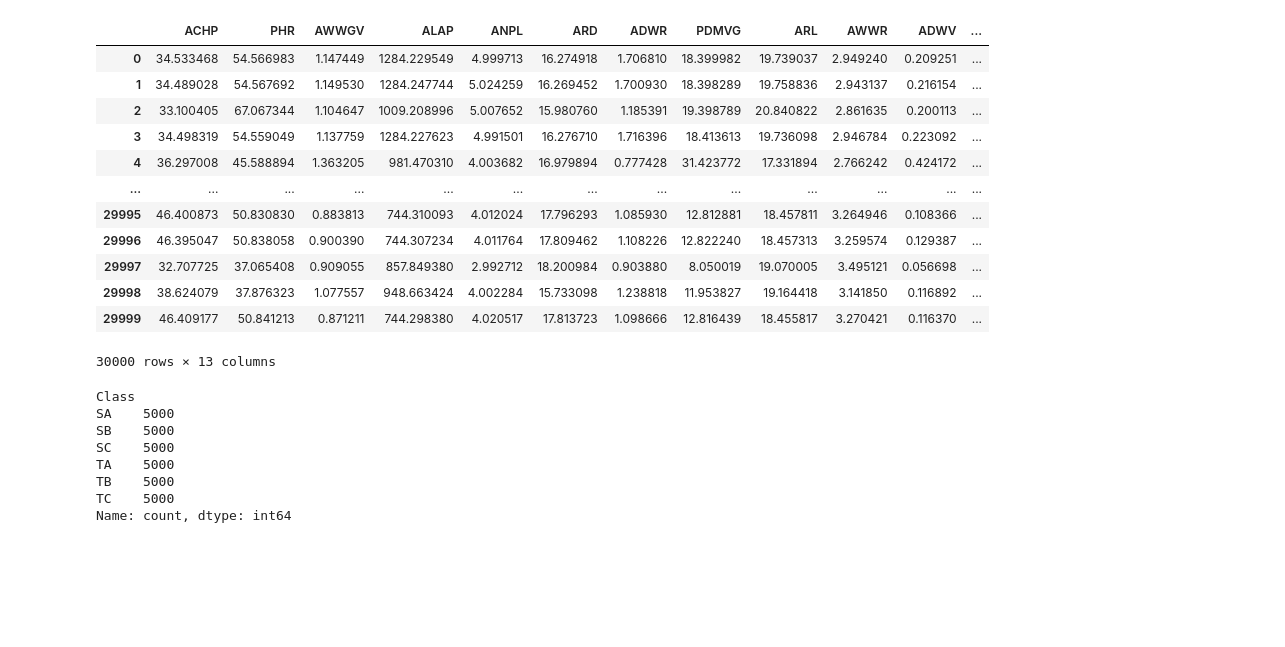
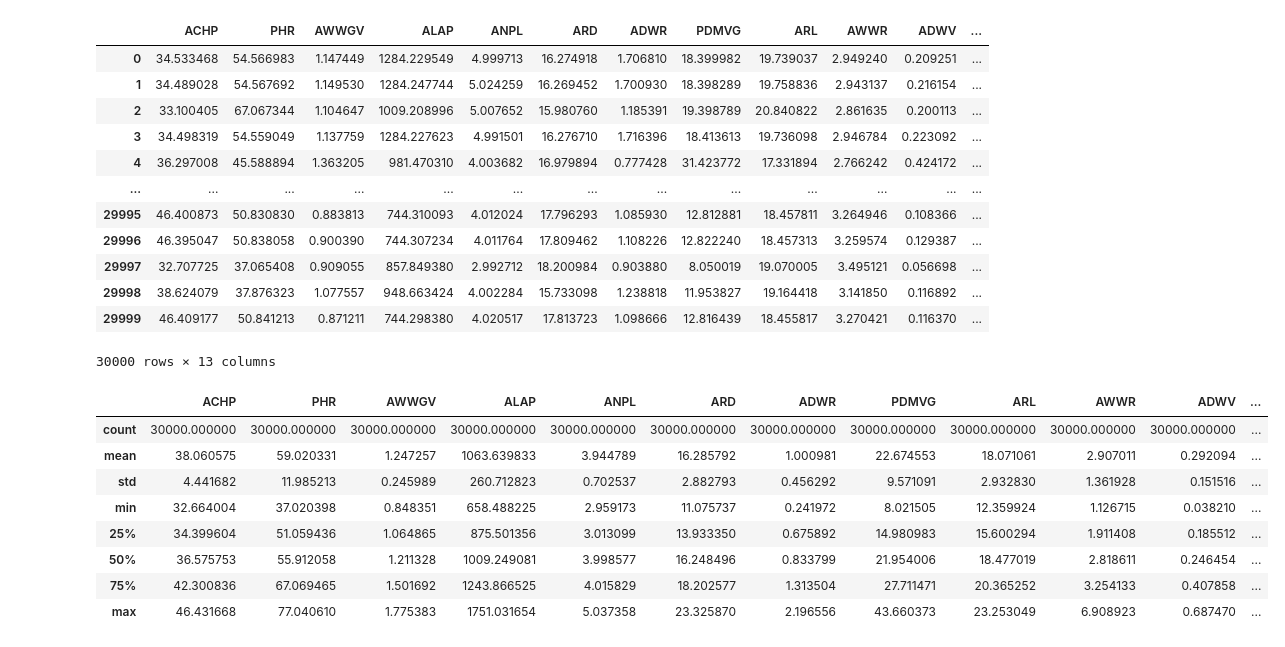
Before and after one commit to Ar1sk/Portfolio, a Jupyter notebook: Greenhouse.ipynb, the cells around one changed output. Cells and saved outputs as stored; diff of their text form; code cells hidden in the pictures; blank space fills up the shorter version.

```diff
--- a/Greenhouse.ipynb
+++ b/Greenhouse.ipynb
@@ -70,14 +70,15 @@ df.drop('Random', axis=1)
 | 29999 | 46.409177 | 50.841213 | 0.871211 | 744.298380 | 4.020517 | 17.813723 | 1.098666 | 12.816439 | 18.455817 | 3.270421 | 0.116370 | ... |
 30000 rows × 13 columns
 # %%
-df['Class'].value_counts()
+df.describe()
 # %% [output]
-Class
-SA    5000
-SB    5000
-SC    5000
-TA    5000
-TB    5000
-TC    5000
-Name: count, dtype: int64
+|  | ACHP | PHR | AWWGV | ALAP | ANPL | ARD | ADWR | PDMVG | ARL | AWWR | ADWV | ... |
+| count | 30000.000000 | 30000.000000 | 30000.000000 | 30000.000000 | 30000.000000 | 30000.000000 | 30000.000000 | 30000.000000 | 30000.000000 | 30000.000000 | 30000.000000 | ... |
+| mean | 38.060575 | 59.020331 | 1.247257 | 1063.639833 | 3.944789 | 16.285792 | 1.000981 | 22.674553 | 18.071061 | 2.907011 | 0.292094 | ... |
+| std | 4.441682 | 11.985213 | 0.245989 | 260.712823 | 0.702537 | 2.882793 | 0.456292 | 9.571091 | 2.932830 | 1.361928 | 0.151516 | ... |
+| min | 32.664004 | 37.020398 | 0.848351 | 658.488225 | 2.959173 | 11.075737 | 0.241972 | 8.021505 | 12.359924 | 1.126715 | 0.038210 | ... |
+| 25% | 34.399604 | 51.059436 | 1.064865 | 875.501356 | 3.013099 | 13.933350 | 0.675892 | 14.980983 | 15.600294 | 1.911408 | 0.185512 | ... |
+| 50% | 36.575753 | 55.912058 | 1.211328 | 1009.249081 | 3.998577 | 16.248496 | 0.833799 | 21.954006 | 18.477019 | 2.818611 | 0.246454 | ... |
+| 75% | 42.300836 | 67.069465 | 1.501692 | 1243.866525 | 4.015829 | 18.202577 | 1.313504 | 27.711471 | 20.365252 | 3.254133 | 0.407858 | ... |
+| max | 46.431668 | 77.040610 | 1.775383 | 1751.031654 | 5.037358 | 23.325870 | 2.196556 | 43.660373 | 23.253049 | 6.908923 | 0.687470 | ... |
 # %%
```
Also changed, not shown: parts of 7 cells of this notebook.
